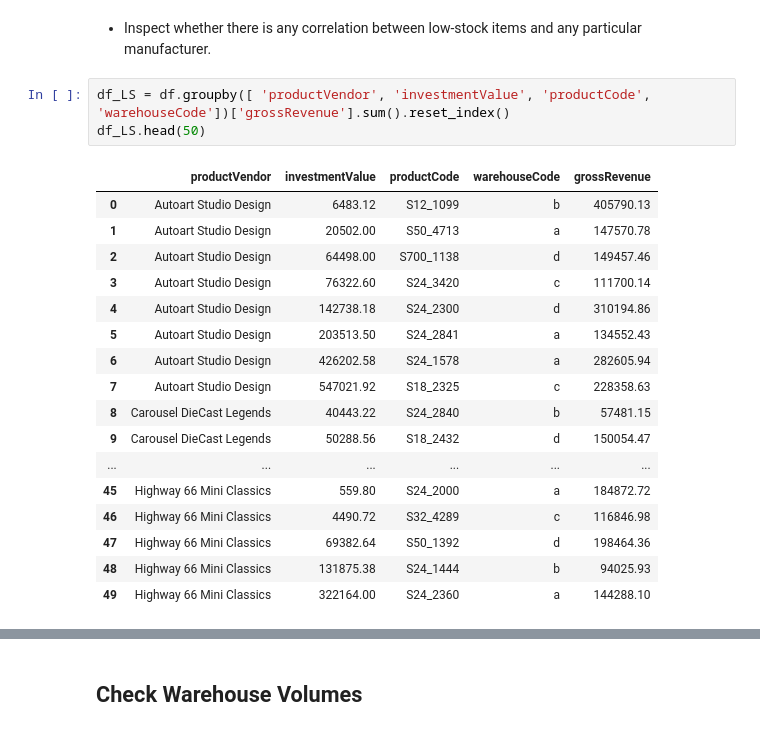
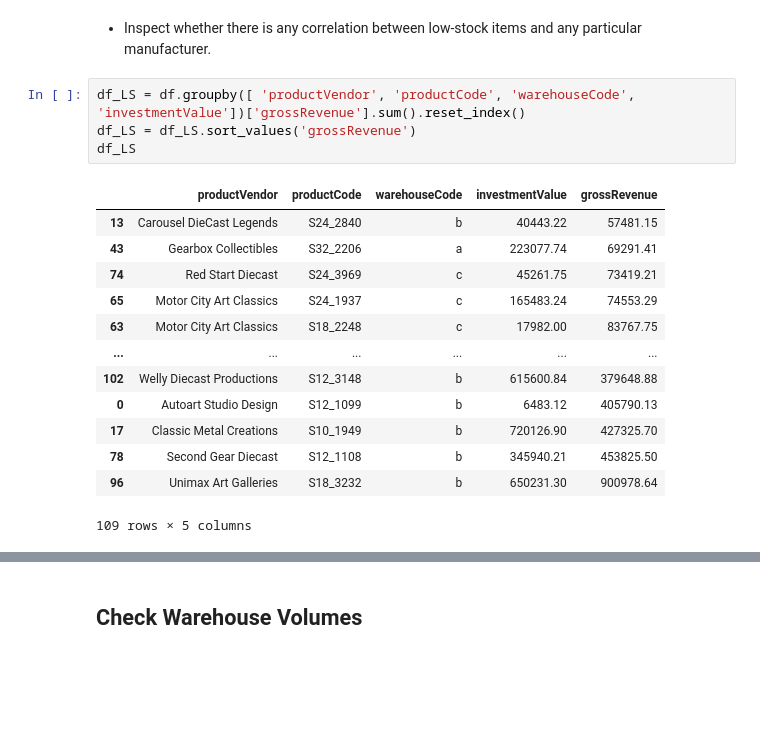
Before and after one commit to BCPMcustom/courseraSQL, a Jupyter notebook: Course#10/MintClassics.ipynb, the cells around one changed output, grey strips where cells are left out. Saved outputs shown, nothing was run; the diff lists cells and outputs as text; blank space fills up the shorter version.

Commit message:
Automation started

```diff
--- a/Course#10/MintClassics.ipynb
+++ b/Course#10/MintClassics.ipynb
@@ -173,23 +173,20 @@ plt.close('all')
 # %% [markdown]
 - Inspect whether there is any correlation between low-stock items and any particular manufacturer.
 # %%
-df_LS = df.groupby([ 'productVendor', 'investmentValue', 'productCode', 'warehouseCode'])['grossRevenue'].sum().reset_index()
-df_LS.head(50)
+df_LS = df.groupby([ 'productVendor', 'productCode', 'warehouseCode', 'investmentValue'])['grossRevenue'].sum().reset_index()
+df_LS = df_LS.sort_values('grossRevenue')
+df_LS
 # %% [output]
-|  | productVendor | investmentValue | productCode | warehouseCode | grossRevenue |
-| 0 | Autoart Studio Design | 6483.12 | S12_1099 | b | 405790.13 |
-| 1 | Autoart Studio Design | 20502.00 | S50_4713 | a | 147570.78 |
-| 2 | Autoart Studio Design | 64498.00 | S700_1138 | d | 149457.46 |
-| 3 | Autoart Studio Design | 76322.60 | S24_3420 | c | 111700.14 |
-| 4 | Autoart Studio Design | 142738.18 | S24_2300 | d | 310194.86 |
-| 5 | Autoart Studio Design | 203513.50 | S24_2841 | a | 134552.43 |
-| 6 | Autoart Studio Design | 426202.58 | S24_1578 | a | 282605.94 |
-| 7 | Autoart Studio Design | 547021.92 | S18_2325 | c | 228358.63 |
-| 8 | Carousel DieCast Legends | 40443.22 | S24_2840 | b | 57481.15 |
-| 9 | Carousel DieCast Legends | 50288.56 | S18_2432 | d | 150054.47 |
+|  | productVendor | productCode | warehouseCode | investmentValue | grossRevenue |
+| 13 | Carousel DieCast Legends | S24_2840 | b | 40443.22 | 57481.15 |
+| 43 | Gearbox Collectibles | S32_2206 | a | 223077.74 | 69291.41 |
+| 74 | Red Start Diecast | S24_3969 | c | 45261.75 | 73419.21 |
+| 65 | Motor City Art Classics | S24_1937 | c | 165483.24 | 74553.29 |
+| 63 | Motor City Art Classics | S18_2248 | c | 17982.00 | 83767.75 |
 | ... | ... | ... | ... | ... | ... |
-| 45 | Highway 66 Mini Classics | 559.80 | S24_2000 | a | 184872.72 |
-| 46 | Highway 66 Mini Classics | 4490.72 | S32_4289 | c | 116846.98 |
-| 47 | Highway 66 Mini Classics | 69382.64 | S50_1392 | d | 198464.36 |
-| 48 | Highway 66 Mini Classics | 131875.38 | S24_1444 | b | 94025.93 |
-| 49 | Highway 66 Mini Classics | 322164.00 | S24_2360 | a | 144288.10 |
+| 102 | Welly Diecast Productions | S12_3148 | b | 615600.84 | 379648.88 |
+| 0 | Autoart Studio Design | S12_1099 | b | 6483.12 | 405790.13 |
+| 17 | Classic Metal Creations | S10_1949 | b | 720126.90 | 427325.70 |
+| 78 | Second Gear Diecast | S12_1108 | b | 345940.21 | 453825.50 |
+| 96 | Unimax Art Galleries | S18_3232 | b | 650231.30 | 900978.64 |
+109 rows × 5 columns
```
Also changed, not shown: parts of 6 cells of this notebook.
